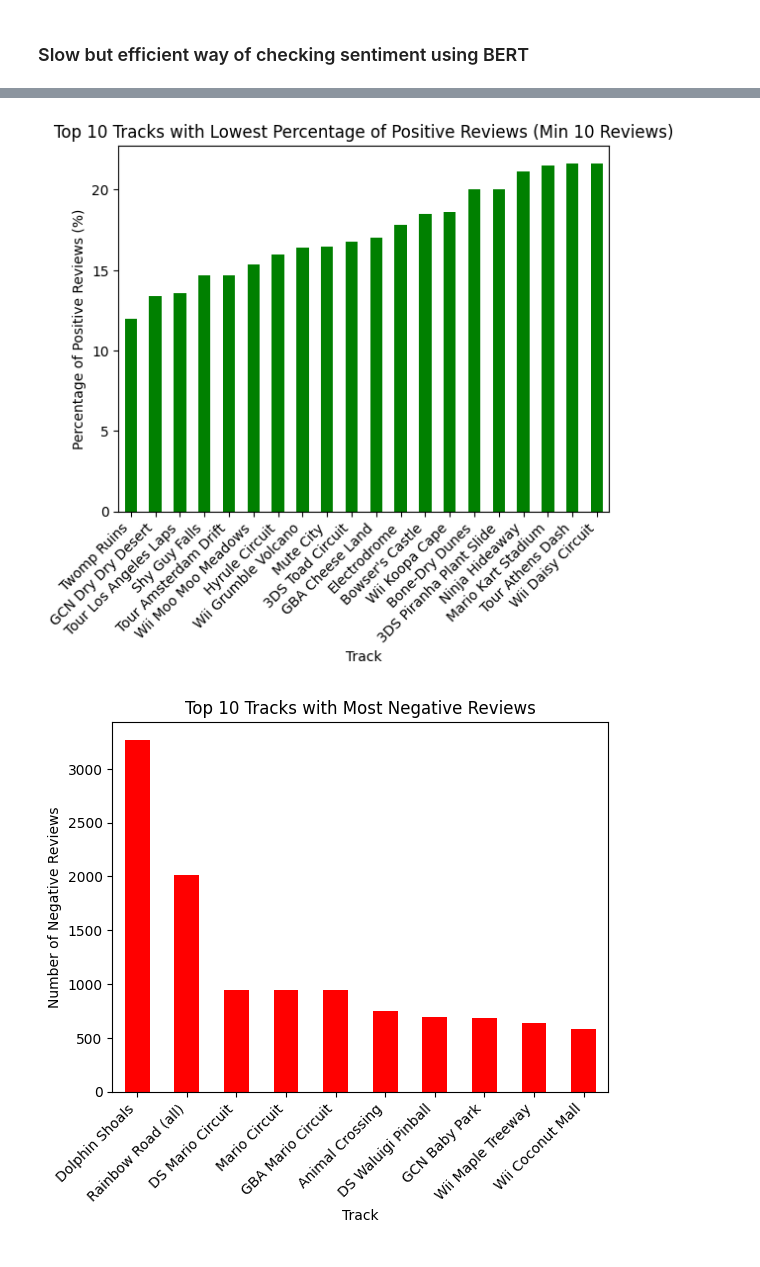
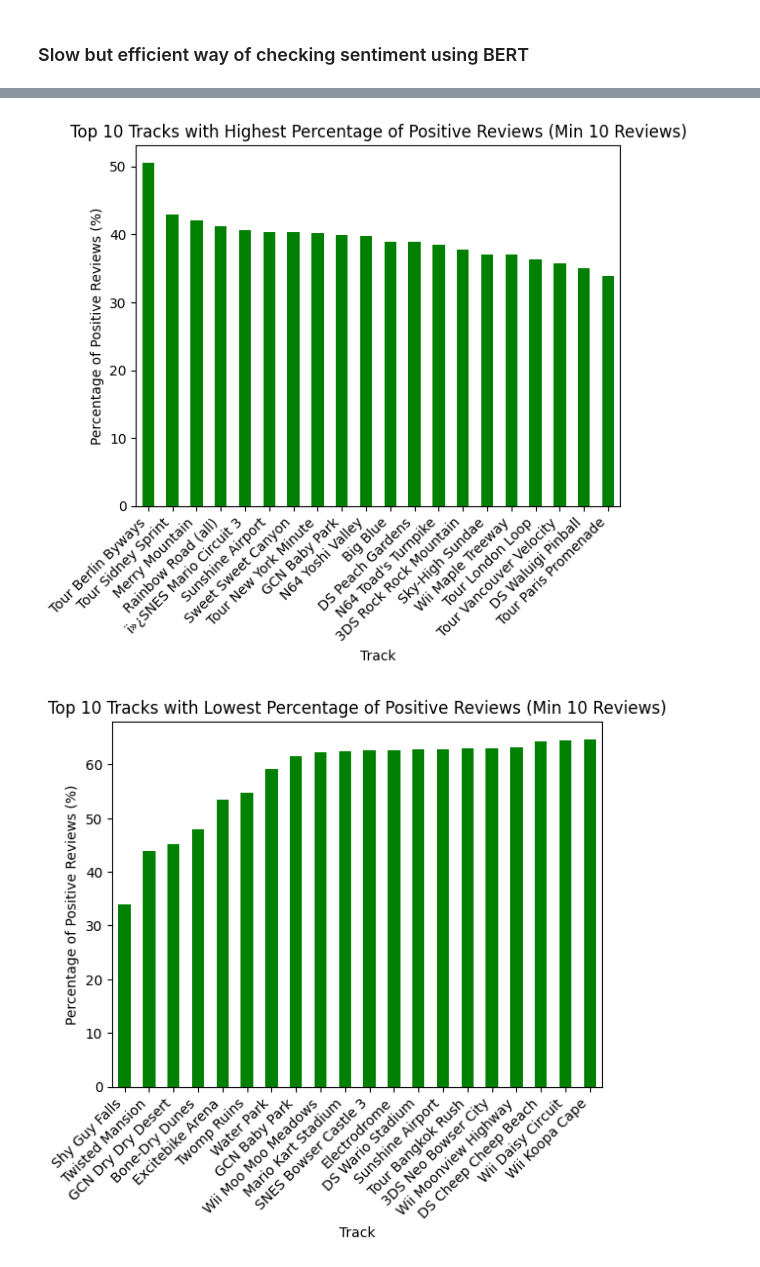
Before and after one commit to EAbbenhuis/NLProject, a Jupyter notebook: oefen.ipynb, the cells around one changed output, grey strips where cells are left out. Saved outputs shown, nothing was run; the diff lists cells and outputs as text; code cells hidden in the pictures.

Commit message:
worked on both sentiment functions

```diff
--- a/oefen.ipynb
+++ b/oefen.ipynb
@@ -204,12 +206,11 @@ for track, comments in track_comments_dict.items():
 # %%
 from transformers import pipeline
-import heapq
 
 # Initialize the HuggingFace sentiment-analysis pipeline
 nlp = pipeline("sentiment-analysis")
 
 # Function to truncate comments to the max length accepted by BERT
-def truncate_comment(comment, max_length=350):
+def truncate_comment(comment, max_length=400):
     # Tokenize the comment and truncate the number of tokens if necessary
     tokens = comment.split()
     if len(tokens) > max_length:
@@ -227,50 +228,25 @@ def analyze_sentiment(comment):
         return ("POSITIVE" if sentiment > 0 else "NEGATIVE", abs(sentiment))
 
 # Dictionary to hold the count of positive and negative comments for each track
-track_sentiment_counts = {}
-
-# Dictionary to hold the best and worst 5 comments for each track
-track_best_worst_comments = {}
+track_sentiment_counts_BERT = {}
 
 for track, comments in track_comments_dict.items():
     positive_count = 0
     negative_count = 0
 
-    # Lists to hold the top 5 positive and negative comments
-    top_positive = []
-    top_negative = []
-
     for comment in comments:
         # Truncate comment to the max length
         truncated_comment = truncate_comment(comment)
-
-        # sentiment_result = nlp(truncated_comment)[0]
-        # sentiment = sentiment_result['label']
-        # score = sentiment_result['score']
 
         sentiment, score = analyze_sentiment(comment)
 
         if sentiment == 'POSITIVE':
             positive_count += 1
-            # Add to positive comments and maintain size 5
-            heapq.heappush(top_positive, (-score, comment))
-            if len(top_positive) > 5:
-                heapq.heappop(top_positive)
 
         elif sentiment == 'NEGATIVE':
             negative_count += 1
-            # Add to negative comments and maintain size 5
-            heapq.heappush(top_negative, (score, comment))
-            if len(top_negative) > 5:
-                heapq.heappop(top_negative)
 
-    track_sentiment_counts[track] = (positive_count, negative_count)
-
-    # Convert heap to sorted list
-    best_comments = [heapq.heappop(top_positive)[1] for _ in range(len(top_positive))][::-1]
-    worst_comments = [heapq.heappop(top_negative)[1] for _ in range(len(top_negative))][::-1]
-
-    track_best_worst_comments[track] = {'Best Comments': best_comments, 'Worst Comments': worst_comments}
+    track_sentiment_counts_BERT[track] = (positive_count, negative_count)
 
     print(f'Finished Track: {track}')
 
@@ -415,6 +411,8 @@ def plot_top_n_negative_reviews(track_reviews, n=10):
     plt.show()
 # %%
 plot_top_positive_percentage(track_sentiment_counts, num_bars=20)
+plot_top_positive_percentage(track_sentiment_counts_BERT,num_bars=20)
 plot_worst_positive_percentage(track_sentiment_counts, num_bars=20)
+plot_worst_positive_percentage(track_sentiment_counts_BERT, num_bars=20)
 plot_top_n_negative_reviews(track_sentiment_counts)
 # %% [output]
@@ -422,2 +420,2 @@ plot_top_n_negative_reviews(track_sentiment_counts)
-[figure, old version]
+[figure, new version]
-[figure, old version]
+[figure, new version]
```
Also changed, not shown: parts of 9 cells of this notebook, 1 other file.
